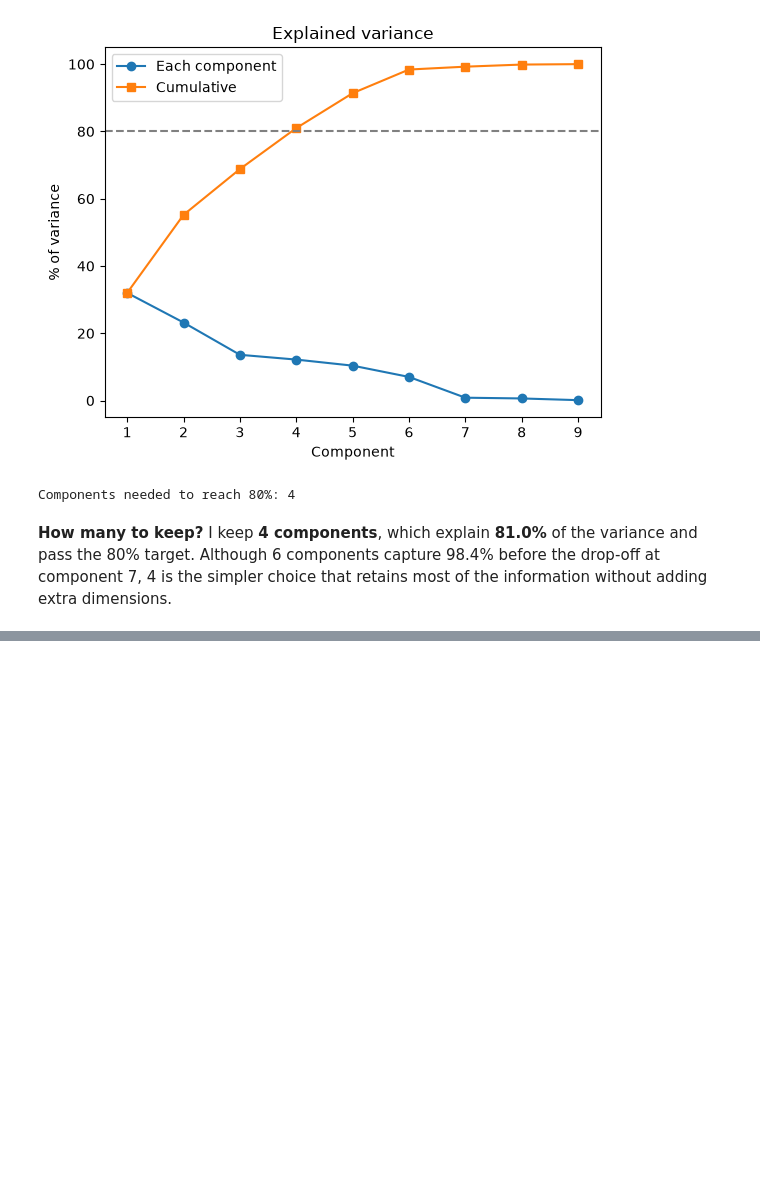
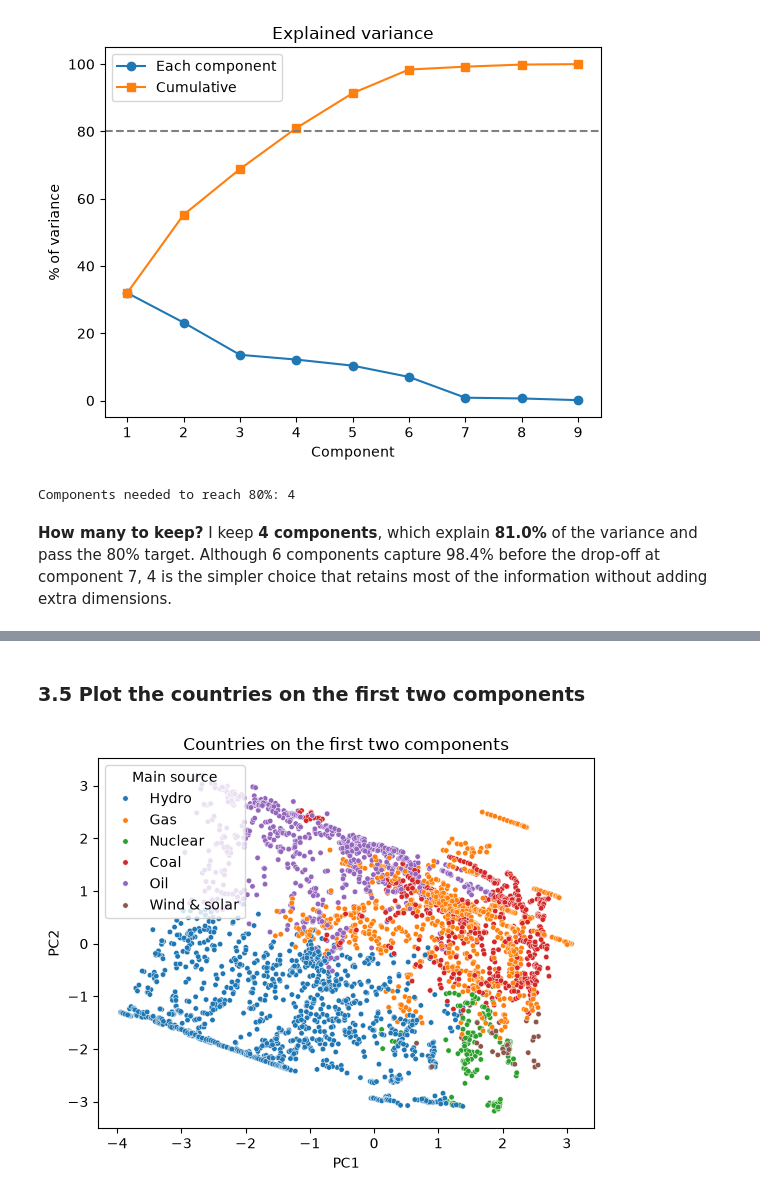
Before and after one commit to 2024658/data_exploration_ca_1, a Jupyter notebook: Electricity_Generation_Analysis.ipynb, the cells around one changed output, grey strips where cells are left out. Cells and saved outputs as stored; diff of their text form; code cells hidden in the pictures; blank space fills up the shorter version.

```diff
--- a/Electricity_Generation_Analysis.ipynb
+++ b/Electricity_Generation_Analysis.ipynb
@@ -317,0 +344,10 @@ Components needed to reach 80%: 4
+# %% [markdown]
+### 3.5 Plot the countries on the first two components
+# %%
+plot_df = pd.DataFrame({"PC1": scores[:, 0], "PC2": scores[:, 1],
+                        "Main source": df["dominant_source"].values})
+sns.scatterplot(data=plot_df, x="PC1", y="PC2", hue="Main source", s=15)
+plt.title("Countries on the first two components")
+plt.show()
+# %% [output]
+[figure, added]
```
Also changed, not shown: parts of 4 cells of this notebook.
